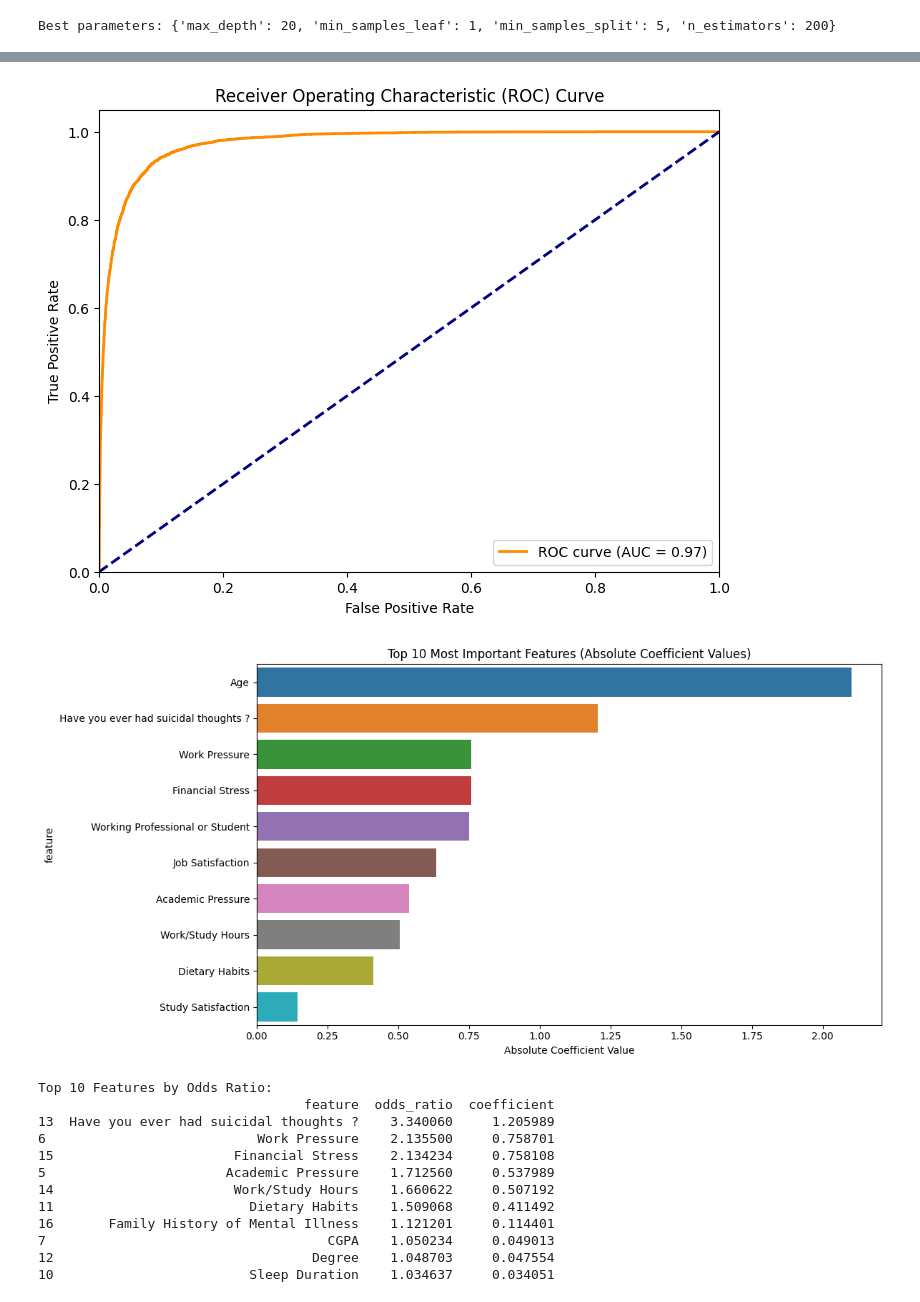
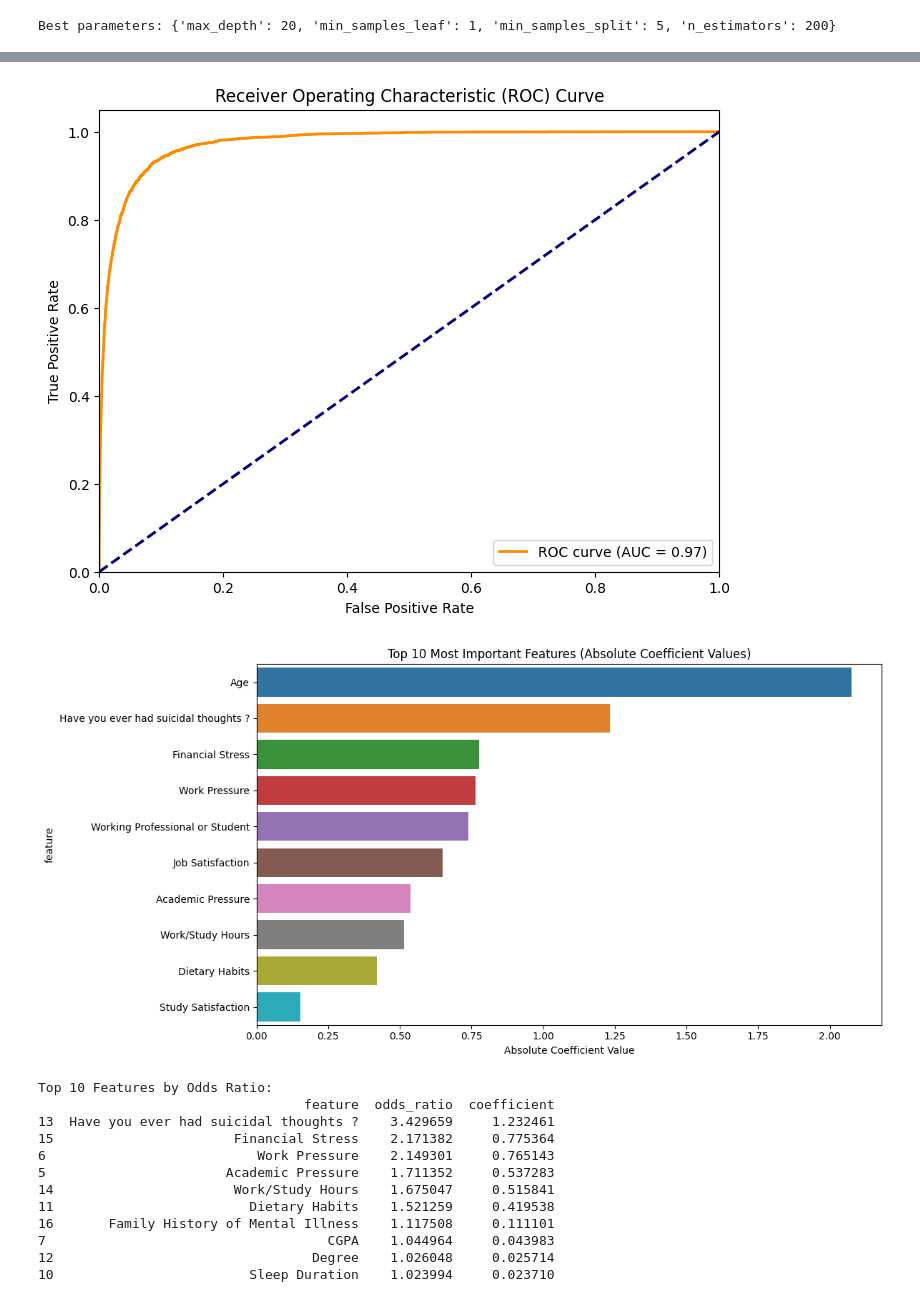
Before and after one commit to mennamohamed0207/Exploring-Mental-Health, a Jupyter notebook: model.ipynb, the cells around one changed output, grey strips where cells are left out. Saved outputs shown, nothing was run; the diff lists cells and outputs as text; code cells hidden in the pictures.

Commit message:
finetune logistic regression and adding adaboost and finetune it

```diff
--- a/model.ipynb
+++ b/model.ipynb
@@ -31,14 +36,14 @@ def read_data(file_path):
         return None
 # %%
 # Read the training data
-train_data = read_data('/kaggle/input/machine-learning-dataset/train.csv')
+train_data = read_data('./dataset/train.csv')
 if train_data is not None:
     print("Data loaded successfully!")
 # %% [output]
 Data loaded successfully!
 # %%
 def preprocess_data():
-    train_data = read_data('/kaggle/input/machine-learning-dataset/train.csv')
+    train_data = read_data('./dataset/train.csv')
     if train_data is not None:
         print("Data loaded successfully!")
     # Handle categorical variables
@@ -272,15 +283,6 @@ Best parameters: {'max_depth': 20, 'min_samples_leaf': 1, 'min_samples_split': 5
 # %%
-# Import necessary libraries
-import pandas as pd
-import numpy as np
-from sklearn.linear_model import LogisticRegression
-from sklearn.model_selection import train_test_split
-from sklearn.preprocessing import StandardScaler, LabelEncoder
-from sklearn.metrics import classification_report, confusion_matrix, roc_curve, auc
-import seaborn as sns
-import matplotlib.pyplot as plt
-
-
+#Best Parameters Found:
+# {'C': 0.1, 'class_weight': None, 'penalty': 'l1', 'solver': 'saga'}
 # Split the data
 X_train, X_test, y_train, y_test = preprocess_data()
 
@@ -293,7 +295,10 @@ X_test_scaled = scaler.transform(X_test)
 lr_model = LogisticRegression(
     max_iter=1000,
     random_state=42,
-    class_weight='balanced'
+    class_weight=None ,
+    penalty='l1',
+    solver='saga',
+    C=0.1
 )
 lr_model.fit(X_train_scaled, y_train)
 
@@ -364,14 +369,14 @@ weighted avg       0.93      0.91      0.92     28140
 [figure]
-[figure, old version]
+[figure, new version]
 Top 10 Features by Odds Ratio:
                                   feature  odds_ratio  coefficient
-13  Have you ever had suicidal thoughts ?    3.340060     1.205989
-6                           Work Pressure    2.135500     0.758701
-15                       Financial Stress    2.134234     0.758108
-5                       Academic Pressure    1.712560     0.537989
-14                       Work/Study Hours    1.660622     0.507192
-11                         Dietary Habits    1.509068     0.411492
-16       Family History of Mental Illness    1.121201     0.114401
-7                                    CGPA    1.050234     0.049013
-12                                 Degree    1.048703     0.047554
-10                         Sleep Duration    1.034637     0.034051
+13  Have you ever had suicidal thoughts ?    3.429659     1.232461
+15                       Financial Stress    2.171382     0.775364
+6                           Work Pressure    2.149301     0.765143
+5                       Academic Pressure    1.711352     0.537283
+14                       Work/Study Hours    1.675047     0.515841
+11                         Dietary Habits    1.521259     0.419538
+16       Family History of Mental Illness    1.117508     0.111101
+7                                    CGPA    1.044964     0.043983
+12                                 Degree    1.026048     0.025714
+10                         Sleep Duration    1.023994     0.023710
```
Also changed, not shown: parts of 9 cells of this notebook.
